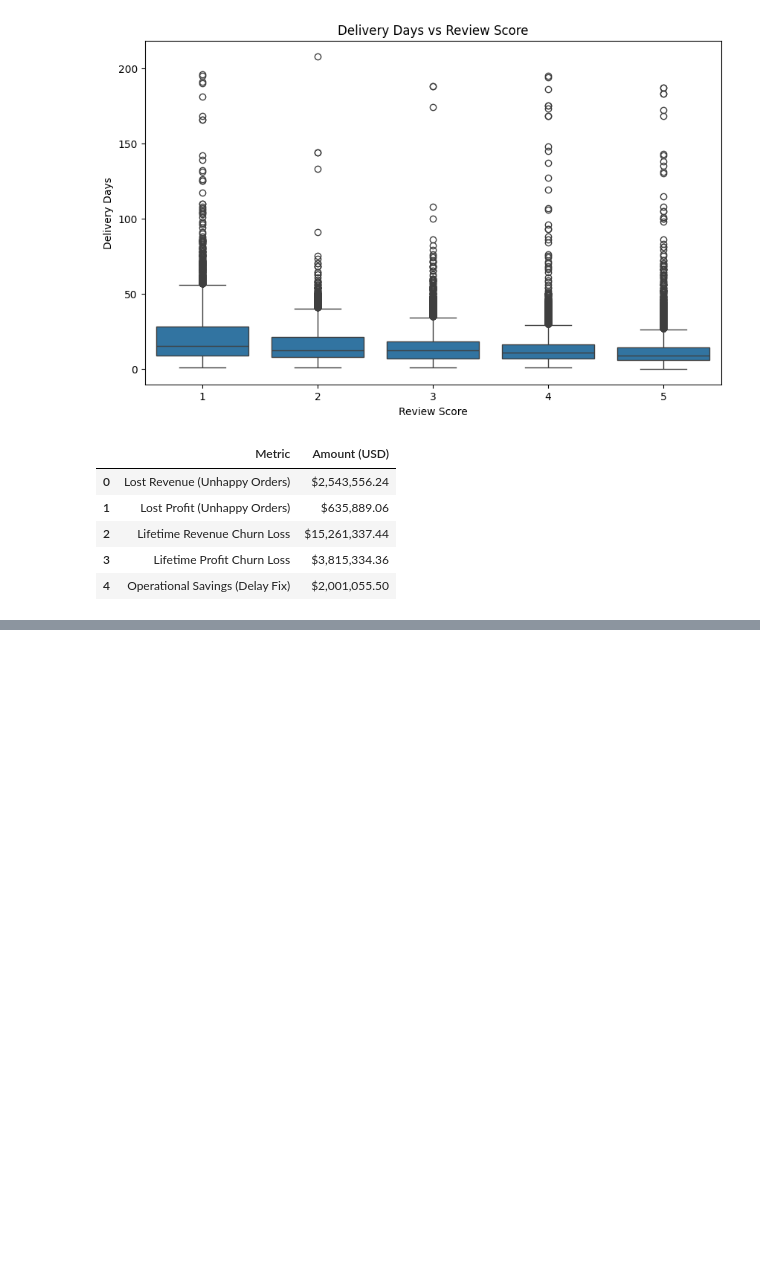
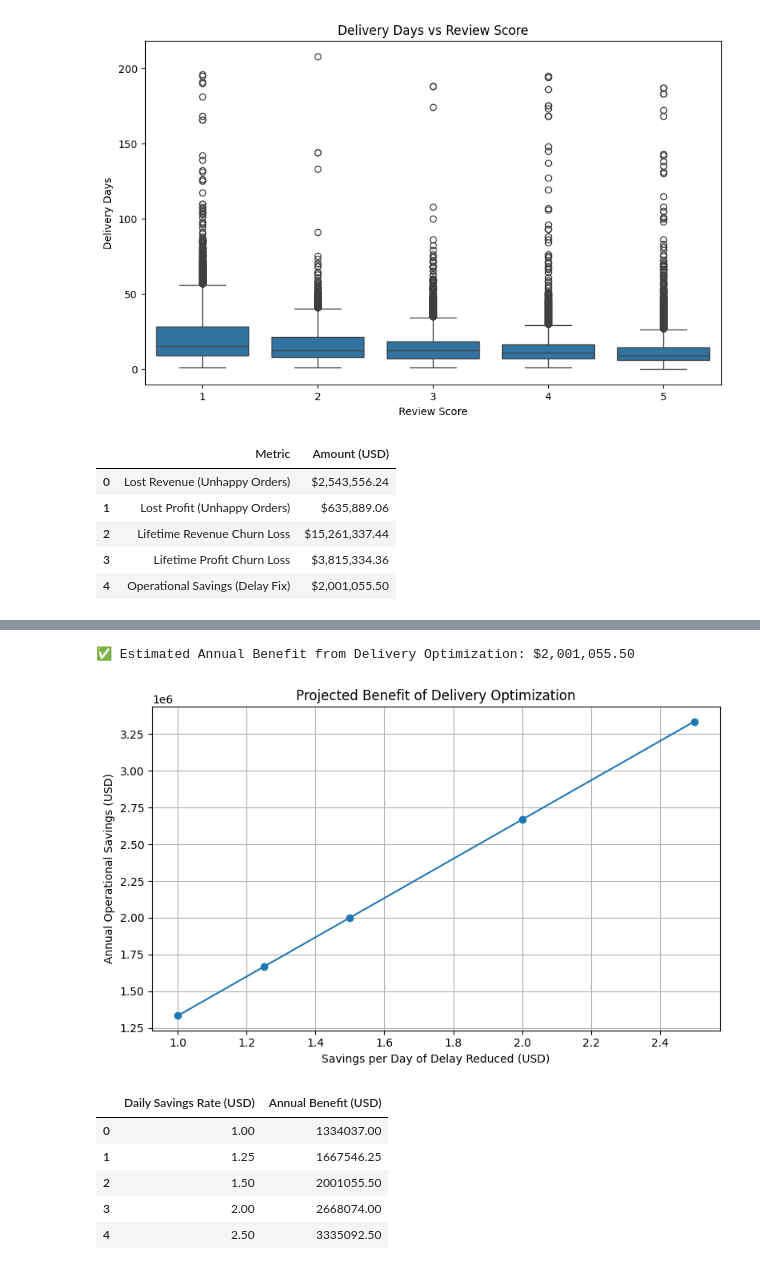
Before and after one commit to mrzza87/Brazilian-E-Commerce-Team-3, a Jupyter notebook: notebooks/product_seller_reviews.ipynb, the cells around one changed output, grey strips where cells are left out. Saved outputs shown, nothing was run; the diff lists cells and outputs as text; code cells hidden in the pictures; blank space fills up the shorter version.

```diff
--- a/notebooks/product_seller_reviews.ipynb
+++ b/notebooks/product_seller_reviews.ipynb
@@ -339,0 +429,45 @@ display(summary)
+# %%
+import pandas as pd
+import matplotlib.pyplot as plt
+
+# 📦 Total delivery delay days (from your notebook)
+total_delay_days = 1_334_037
+
+# 💰 Default assumed savings per day
+savings_per_day = 1.50  # USD
+
+# 🧮 Calculate annual benefit at $1.50/day
+total_operational_savings = round(total_delay_days * savings_per_day, 2)
+print(f"✅ Estimated Annual Benefit from Delivery Optimization: ${total_operational_savings:,.2f}")
+
+# 💡 Simulate different daily savings scenarios
+daily_savings_rates = [1.00, 1.25, 1.50, 2.00, 2.50]
+projected_savings = [round(rate * total_delay_days, 2) for rate in daily_savings_rates]
+
+# 📊 Create DataFrame
+df_savings = pd.DataFrame({
+    "Daily Savings Rate (USD)": daily_savings_rates,
+    "Annual Benefit (USD)": projected_savings
+})
+
+# 📈 Plot
+plt.figure(figsize=(8, 5))
+plt.plot(df_savings["Daily Savings Rate (USD)"], df_savings["Annual Benefit (USD)"], marker='o')
+plt.title("Projected Benefit of Delivery Optimization")
+plt.xlabel("Savings per Day of Delay Reduced (USD)")
+plt.ylabel("Annual Operational Savings (USD)")
+plt.grid(True)
+plt.tight_layout()
+plt.show()
+
+# 📋 Display table
+df_savings
+# %% [output]
+✅ Estimated Annual Benefit from Delivery Optimization: $2,001,055.50
+[figure, added]
+|  | Daily Savings Rate (USD) | Annual Benefit (USD) |
+| 0 | 1.00 | 1334037.00 |
+| 1 | 1.25 | 1667546.25 |
+| 2 | 1.50 | 2001055.50 |
+| 3 | 2.00 | 2668074.00 |
+| 4 | 2.50 | 3335092.50 |
```
Also changed, not shown: parts of 4 cells of this notebook.
